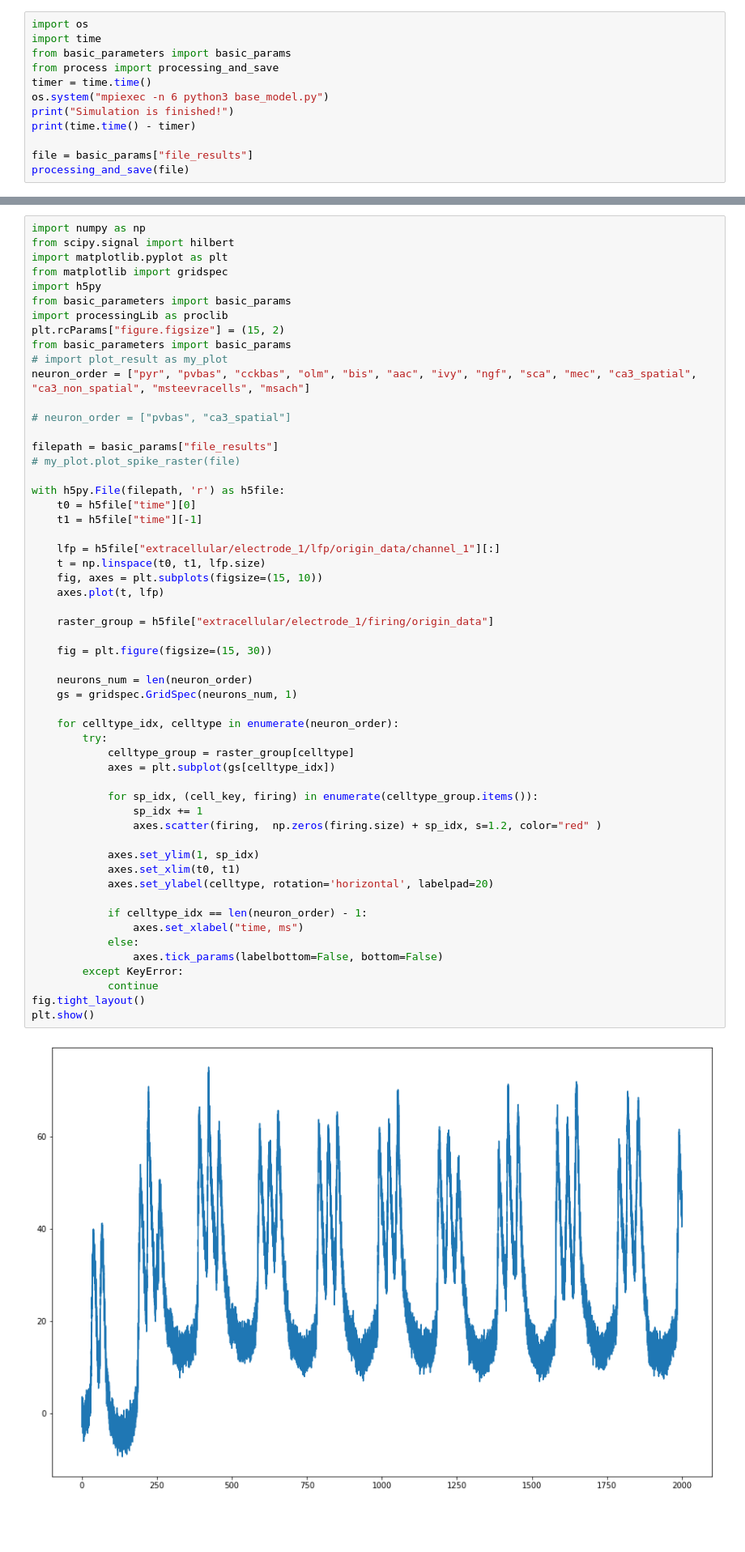
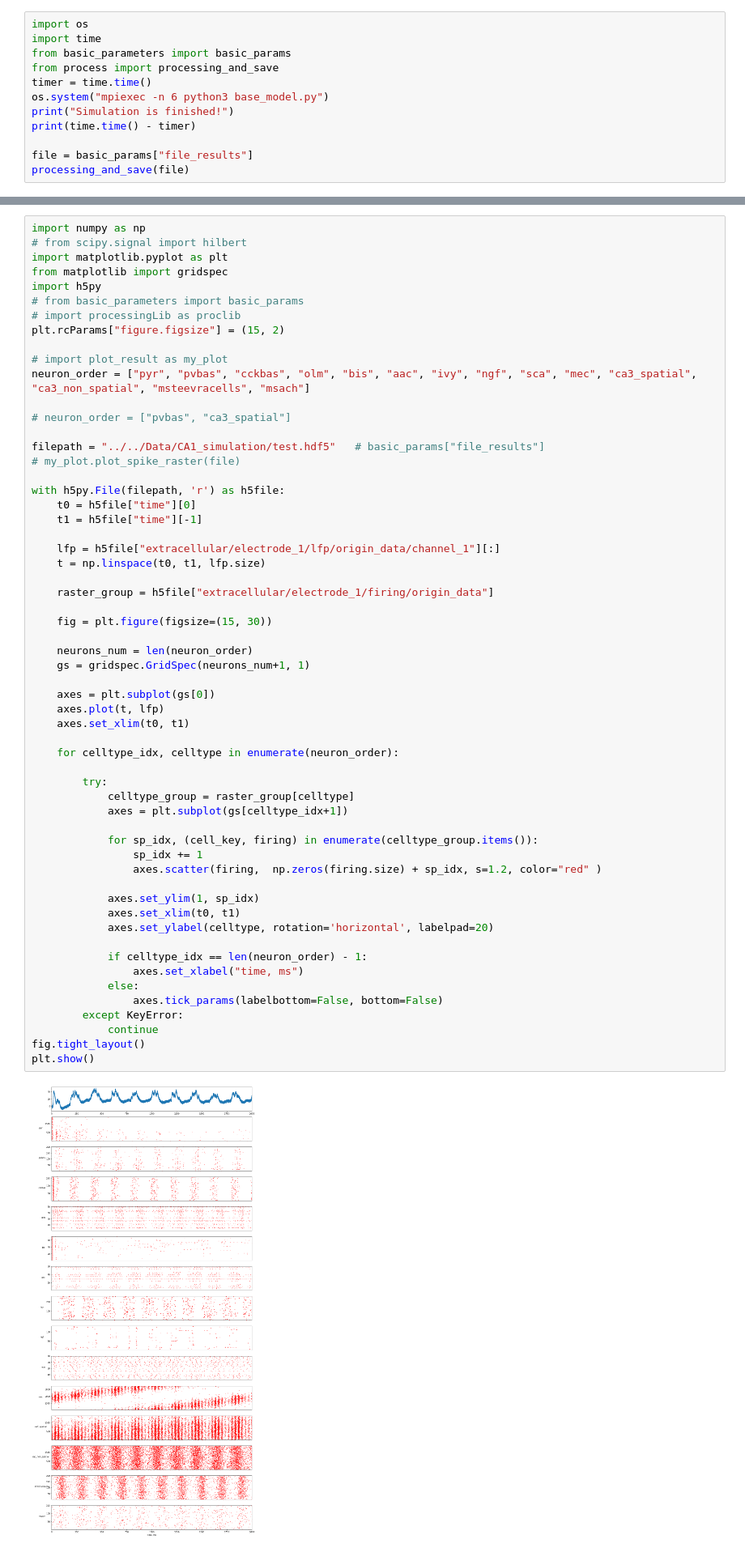
Before and after one commit to ivanmysin/CA1_rhythms_model, a Jupyter notebook: run_from_notebook.ipynb, the cells around one changed output, grey strips where cells are left out. Shown at 81% size. Cells and saved outputs as stored; diff of their text form; blank space fills up the shorter version.

```diff
--- a/run_from_notebook.ipynb
+++ b/run_from_notebook.ipynb
@@ -30,20 +32,20 @@ file = basic_params["file_results"]
 processing_and_save(file)
 # %%
 import numpy as np
-from scipy.signal import hilbert
+# from scipy.signal import hilbert
 import matplotlib.pyplot as plt
 from matplotlib import gridspec
 import h5py
-from basic_parameters import basic_params
-import processingLib as proclib
+# from basic_parameters import basic_params
+# import processingLib as proclib
 plt.rcParams["figure.figsize"] = (15, 2)
-from basic_parameters import basic_params
+
 # import plot_result as my_plot
 neuron_order = ["pyr", "pvbas", "cckbas", "olm", "bis", "aac", "ivy", "ngf", "sca", "mec", "ca3_spatial", "ca3_non_spatial", "msteevracells", "msach"]
 
 # neuron_order = ["pvbas", "ca3_spatial"]
 
-filepath = basic_params["file_results"]
+filepath = "../../Data/CA1_simulation/test.hdf5"   # basic_params["file_results"]
 # my_plot.plot_spike_raster(file)
 
 with h5py.File(filepath, 'r') as h5file:
@@ -52,36 +54,39 @@ with h5py.File(filepath, 'r') as h5file:
 
     lfp = h5file["extracellular/electrode_1/lfp/origin_data/channel_1"][:]
     t = np.linspace(t0, t1, lfp.size)
-    fig, axes = plt.subplots(figsize=(15, 10))
-    axes.plot(t, lfp)
 
     raster_group = h5file["extracellular/electrode_1/firing/origin_data"]
 
     fig = plt.figure(figsize=(15, 30))
 
     neurons_num = len(neuron_order)
-    gs = gridspec.GridSpec(neurons_num, 1)
+    gs = gridspec.GridSpec(neurons_num+1, 1)
+
+    axes = plt.subplot(gs[0])
+    axes.plot(t, lfp)
+    axes.set_xlim(t0, t1)
 
     for celltype_idx, celltype in enumerate(neuron_order):
+
         try:
             celltype_group = raster_group[celltype]
-            axes = plt.subplot(gs[celltype_idx])
+            axes = plt.subplot(gs[celltype_idx+1])
 
             for sp_idx, (cell_key, firing) in enumerate(celltype_group.items()):
                 sp_idx += 1
                 axes.scatter(firing,  np.zeros(firing.size) + sp_idx, s=1.2, color="red" )
 
             axes.set_ylim(1, sp_idx)
             axes.set_xlim(t0, t1)
             axes.set_ylabel(celltype, rotation='horizontal', labelpad=20)
 
             if celltype_idx == len(neuron_order) - 1:
                 axes.set_xlabel("time, ms")
             else:
                 axes.tick_params(labelbottom=False, bottom=False)
         except KeyError:
             continue
 fig.tight_layout()
 plt.show()
 # %% [output]
-[figure, old version]
+[figure, new version]
```
Also changed, not shown: parts of 3 cells of this notebook, 1 other file.
